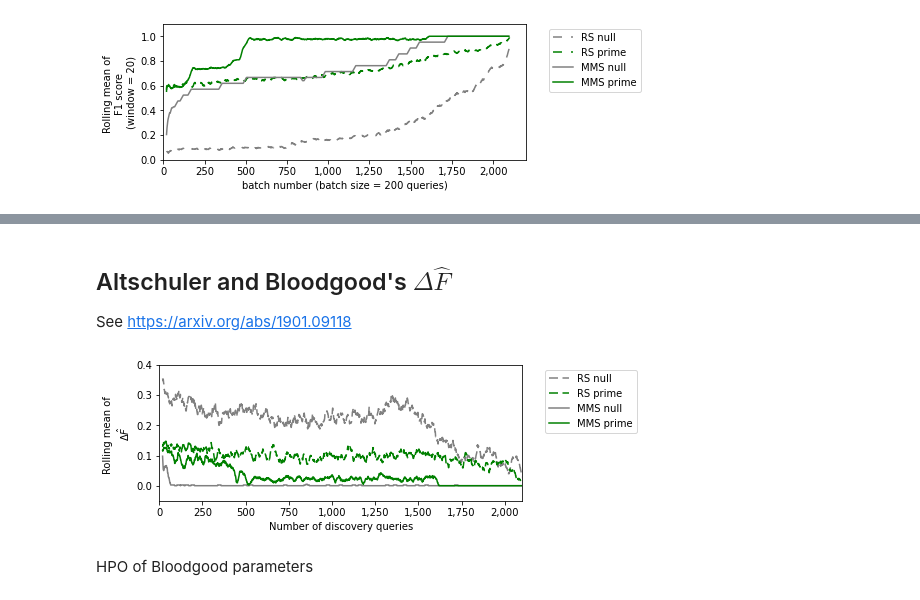
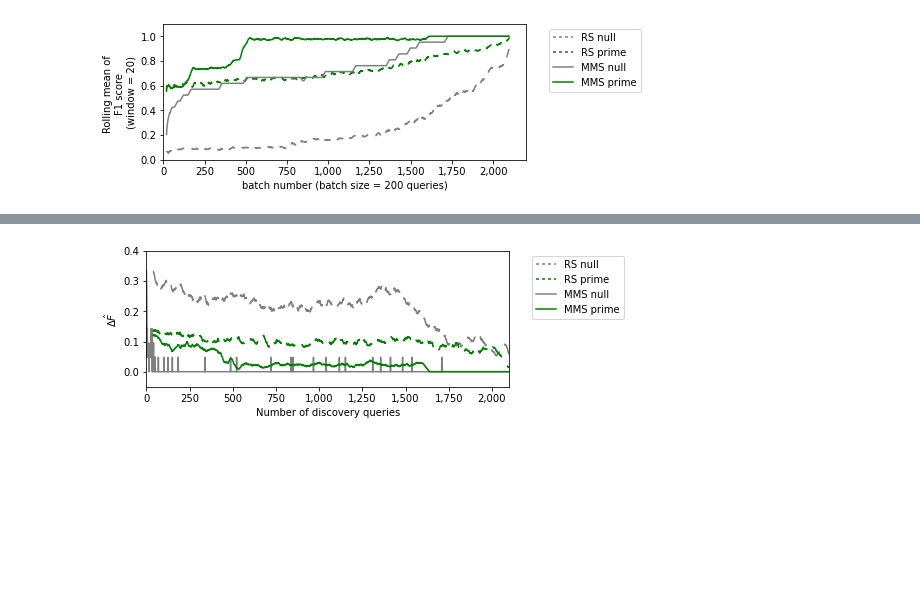
Before and after one commit to ulissigroup/catalyst-acquisitions, a Jupyter notebook: notebooks/comparisons/compare_hallucinations_synthesized.ipynb, the cells around one changed output, grey strips where cells are left out. Cells and saved outputs as stored; diff of their text form; code cells hidden in the pictures; blank space fills up the shorter version.

Commit message:
Update figures for comparing synthesized runs

```diff
--- a/notebooks/comparisons/compare_hallucinations_synthesized.ipynb
+++ b/notebooks/comparisons/compare_hallucinations_synthesized.ipynb
@@ -550,19 +337,0 @@ for search_type, value_history in bulk_values.items():
-# %%
-fig = plt.figure()
-ax = plt.gca()
-
-for search_type, cutoff_value_history in cutoff_value_histories.items():
-    log_values = np.log(cutoff_value_history)
-    _ = plot_rolling_metric(ax, log_values, label=search_type,
-                            metric_name='log(bulk value)', unit='ln(mA/cm$^2$)',
-                            window=20)
-
-for line in ax.lines[:2]:
-    line.set_linestyle('--')
-    line.set_dashes((6, 3))
-ax.lines[0].set_color('gray')
-ax.lines[2].set_color('gray')
-ax.lines[1].set_color('green')
-ax.lines[3].set_color('green')
-_ = ax.set_ylim([-15, 0])
-_ = ax.legend()
@@ -571,19 +338,12 @@ _ = ax.legend()
-# %% [markdown]
-## Altschuler and Bloodgood's $\Delta\hat{F}$
-See https://arxiv.org/abs/1901.09118
 # %%
 # Initialize the figures
 fig = plt.figure()
 ax = plt.gca()
-#figs = {search_type: plt.figure() for search_type in bulk_classes.keys()}
-#axes = {search_type: fig.gca() for search_type, fig in figs.items()}
 
 # Calculate dFhat
 dFhat_histories = {}
 for search_type, class_history in bulk_classes.items():
     dFhat_history = []
-    #dFhat_max_history = []
-    parameter_histories = {'a': [], 'b': [], 'c': []}
 
     # Initialize the algorithm
     for i, previous_classes in enumerate(class_history[:-1]):
@@ -594,55 +354,48 @@ for search_type, class_history in bulk_classes.items():
         for mpid, class_ in classes.items():
             previous_class = previous_classes[mpid]
             if previous_class is True:
                 if class_ is True:
                     a += 1
                 elif class_ is False:
                     b += 1
             elif previous_class is False:
                 if class_ is True:
                     c += 1
-                #elif class_ is False:
-                #    d += 1
 
         # Calculate and store dFhat values
         dFhat = 1 - 2*a / (2*a + b + c)
         dFhat_history.append(dFhat)
-        #dFhat_max = max(dFhat_history)
-        #dFhat_max_history.append(dFhat_max)
-        #parameter_histories['a'].append(a)
-        #parameter_histories['b'].append(b)
-        #parameter_histories['c'].append(c)
     dFhat_history = np.array(dFhat_history)
     dFhat_histories[search_type] = dFhat_history
-    #dFhat_max_history = np.array(dFhat_max_history)
 
     # Plot
-    _ = plot_rolling_metric(ax, dFhat_history, label=search_type,
-                            metric_name='$\Delta \hat{F}$',
-                            window=20)
-    #_ = plot_rolling_metric(ax, dFhat_history/dFhat_max_history, label=search_type,
-    #                        metric_name='$\Delta \hat{F}$',
-    #                        window=20)
-    #for parameter in ['a', 'b', 'c']:
-    #    _ = plot_rolling_metric(axes[search_type], parameter_histories[parameter],
-    #                            label=parameter,
-    #                            metric_name='hypothetical true positives',
-    #                            window=20)
+    if search_type != 'MMS null':
+        _ = plot_rolling_metric(ax, dFhat_history, label=search_type,
+                                metric_name='$\Delta \hat{F}$',
+                                window=40)
+    else:
+        _ = sns.lineplot(list(range(len(dFhat_history))), dFhat_history,
+                         ax=ax, label='MMS null')
 
 # Format figures
 for line in ax.lines[:2]:
     line.set_linestyle('--')
-    line.set_dashes((6, 3))
+    line.set_dashes((2, 2))
 ax.lines[0].set_color('gray')
 ax.lines[2].set_color('gray')
 ax.lines[1].set_color('green')
 ax.lines[3].set_color('green')
+_ = ax.legend(bbox_to_anchor=(1.05, 1), loc='upper left')
+for line in ax.lines[:2]:
+    line.set_linestyle('--')
+    line.set_dashes((12, 8))
 _ = ax.set_ylim([-0.05, 0.4])
-#_ = ax.set_ylim([-0.05, 1.05])
-_ = ax.legend(bbox_to_anchor=(1.05, 1), loc='upper left')
 _ = fig.set_size_inches(*FIG_SIZE)
 _ = ax.get_xaxis().set_major_formatter(FORMATTER)
+_ = ax.set_ylabel('$\Delta \hat{F}$')
+
+# Save
+_ = plt.savefig('../../MMS_manuscript/figures/hallucinations/synthesized/dF.pdf',
+                bbox_inches='tight', transparent=True, dpi=600)
 # %% [output]
-[figure, old version]
+[figure, new version]
-# %% [markdown]
-HPO of Bloodgood parameters
```
Also changed, not shown: parts of 15 cells of this notebook.
